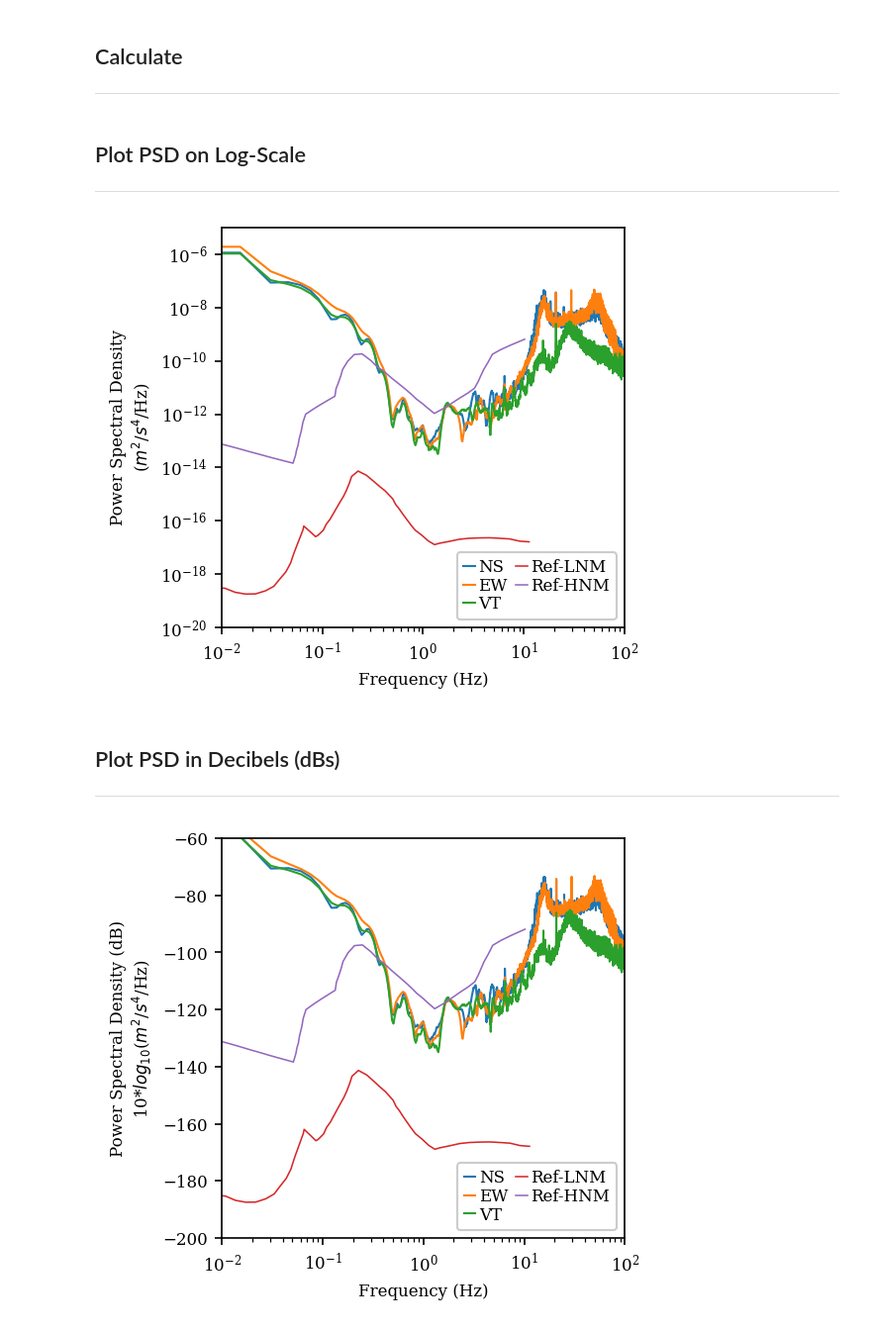
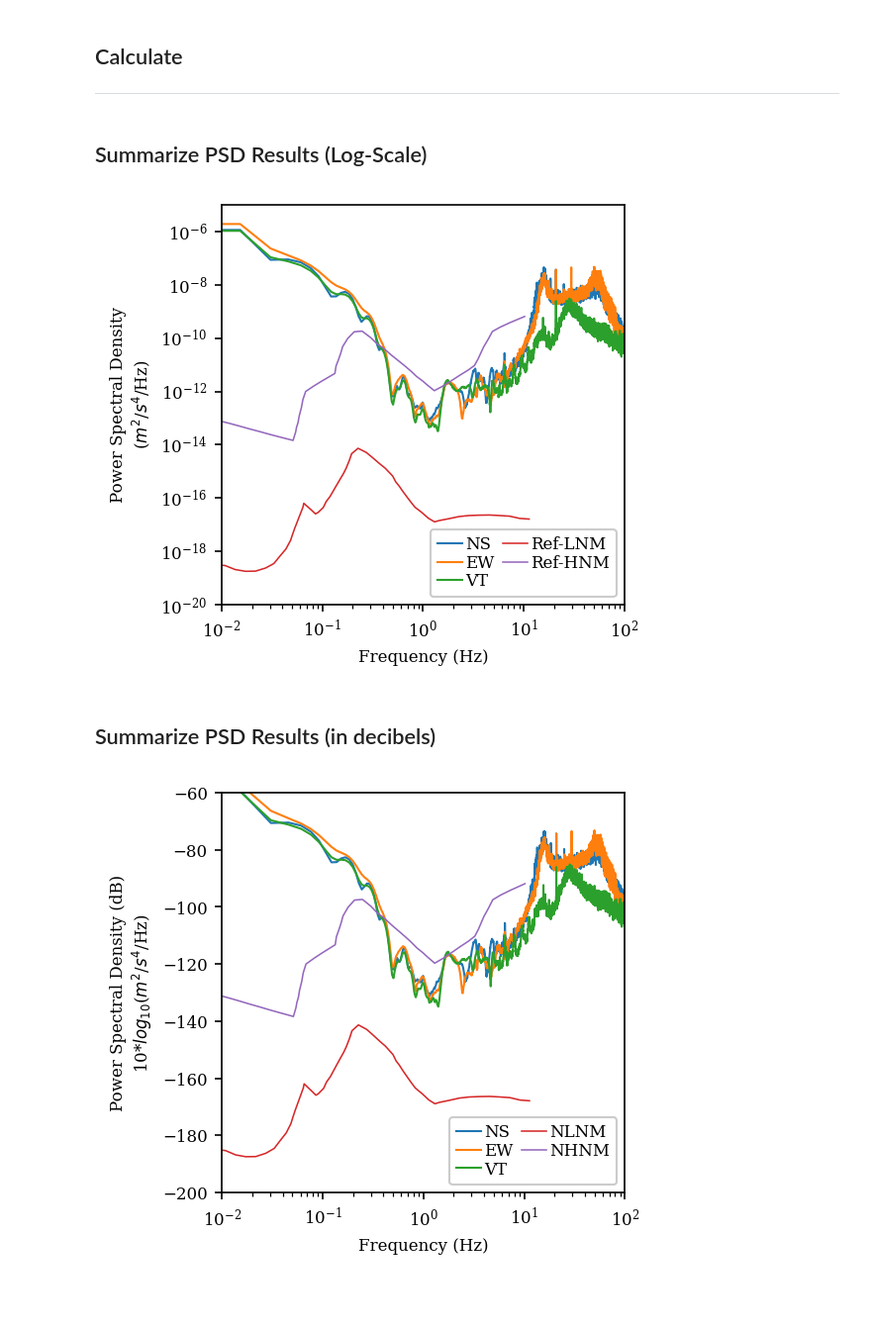
Before and after one commit to jpvantassel/hvsrpy, a Jupyter notebook: examples/example_psd_and_self_noise.ipynb, the cells around one changed output. Shown at 99% size. Cells and saved outputs as stored; diff of their text form; code cells hidden in the pictures; blank space fills up the shorter version.

```diff
--- a/examples/example_psd_and_self_noise.ipynb
+++ b/examples/example_psd_and_self_noise.ipynb
@@ -146,17 +98,6 @@ itf = InstrumentTransferFunction(poles=poles,
 # %%
-# Input file name (may be a relative or full path).
-# fnames = [
-#     ["data/UT.STN11.A2_C50.miniseed"]
-# ]
-# fnames = [
-#     ["data/UT.STN11.A2_C150.miniseed"]
-# ]
-# fnames = [
-#     ["data/UT.STN12.A2_C300.miniseed"]
-# ]
-
 fnames = [
-    [f"/mnt/c/Users/vanta/Documents/data/unprocessed_equipment_data/2023/2023_11_02_drillfield_huddle/453016990.0001.{comp}.miniseed" for comp in "NEZ"]
+    [f"./data/453016990.0001.{comp}.miniseed" for comp in "NEZ"]
 ]
 
 print(f"Number of recordings: {len(fnames)}")
@@ -226,8 +165,7 @@ srecords = hvsrpy.read(fnames)
 srecords = hvsrpy.preprocess(srecords, preprocessing_settings)
 psds = hvsrpy.process(srecords, processing_settings)
 # %% [markdown]
-## Plot PSD on Log-Scale
----
+## Summarize PSD Results (Log-Scale)
 # %%
 fig, ax = plt.subplots(figsize=(3.5, 3.5), dpi=150)
 for component, psd in psds.items():
@@ -247,25 +185,24 @@ ax.set_ylim(1E-20, 1E-5)
 ax.legend(loc="lower right", ncol=2)
 plt.show()
 # %% [output]
-[figure, old version]
+[figure, new version]
 # %% [markdown]
-## Plot PSD in Decibels (dBs)
----
+## Summarize PSD Results (in decibels)
 # %%
 fig, ax = plt.subplots(figsize=(3.5, 3.5), dpi=150)
 for component, psd in psds.items():
     ax.plot(psd.frequency, 10*np.log10(psd.amplitude), label=f"{component.upper()}", lw=1)
 
 if plot_reference_noise_models:
-    ax.plot(reference_lnm["Frequency (Hz)"], 10*np.log10(reference_lnm["PSD (m**2/s**4/Hz)"]), label="Ref-LNM")
-    ax.plot(reference_hnm["Frequency (Hz)"], 10*np.log10(reference_hnm["PSD (m**2/s**4/Hz)"]), label="Ref-HNM")
+    ax.plot(reference_lnm["Frequency (Hz)"], 10*np.log10(reference_lnm["PSD (m**2/s**4/Hz)"]), label="NLNM")
+    ax.plot(reference_hnm["Frequency (Hz)"], 10*np.log10(reference_hnm["PSD (m**2/s**4/Hz)"]), label="NHNM")
 
 ax.legend(loc="lower right", ncol=2)
 ax.set_xscale("log")
 ax.set_xlabel("Frequency (Hz)")
 ax.set_ylabel("Power Spectral Density (dB)\n" +r"10*$log_{10}$($m^2$/$s^4$/Hz)")
 ax.set_xlim(0.01, 100)
 ax.set_ylim(-200, -60)
 plt.show()
 # %% [output]
-[figure, old version]
+[figure, new version]
```
Also changed, not shown: parts of 11 cells of this notebook, 8 other files.
